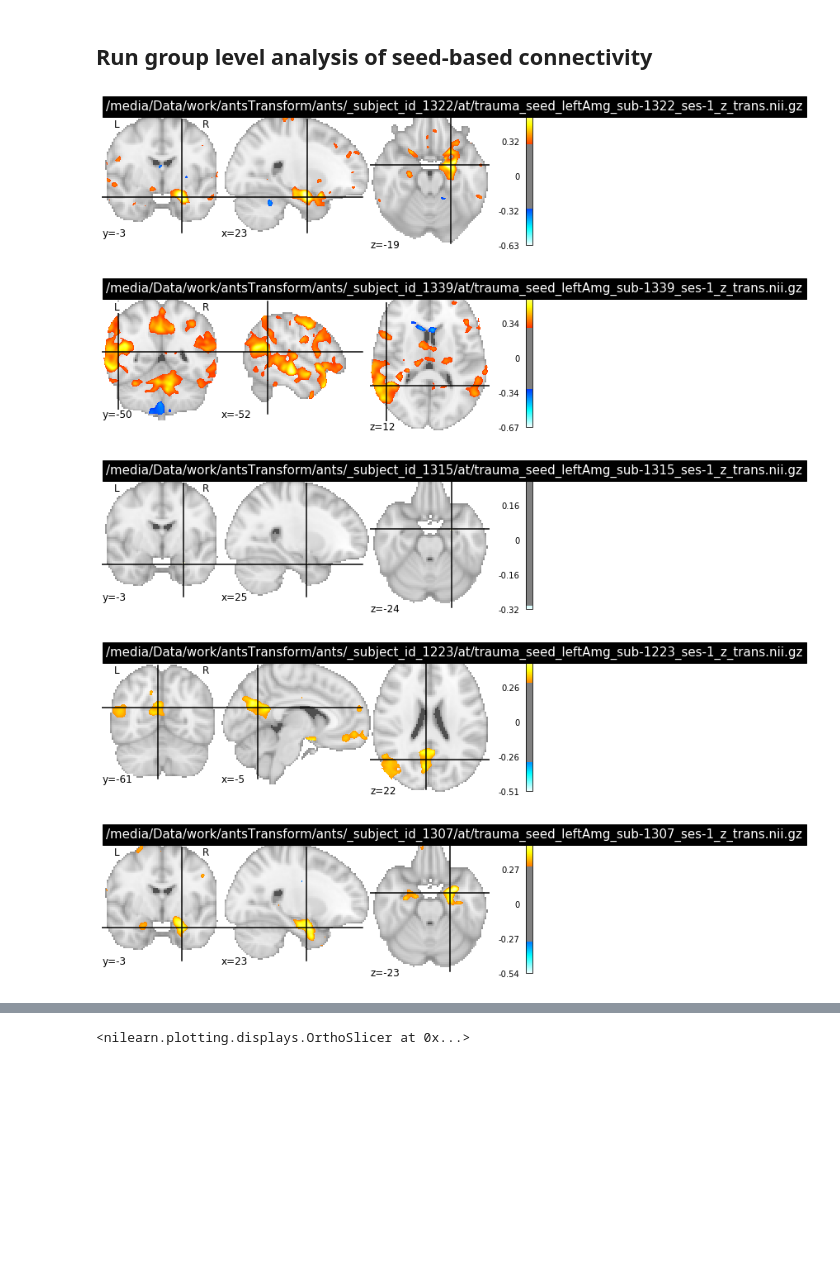
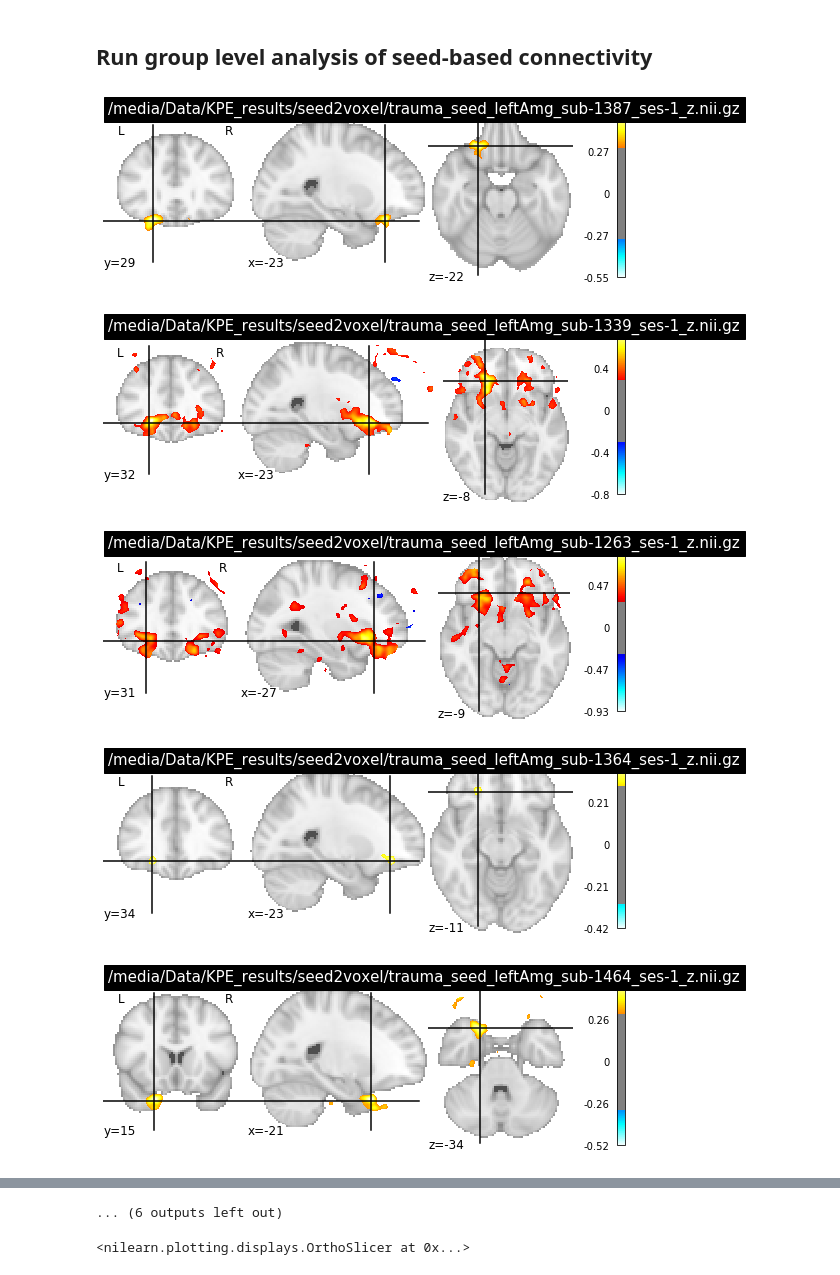
Before and after one commit to orduek/kpe_task, a Jupyter notebook: seed_voxel_analysis/newSeedBased.ipynb, the cells around one changed output, grey strips where cells are left out. Drawn from its saved outputs; the diff is of its cells as text; code cells hidden in the pictures; blank space fills up the shorter version.

Commit message:
fixed issues in transform script

```diff
--- a/seed_voxel_analysis/newSeedBased.ipynb
+++ b/seed_voxel_analysis/newSeedBased.ipynb
@@ -26,18 +26,18 @@ display2 = plotting.plot_stat_map(stat_file,threshold = 0.2, display_mode= 'z')
 ## Run group level analysis of seed-based connectivity
 # %%
 # read all file (depend on seed) in MNI space
-tstat_list = glob.glob('/media/Data/work/antsTransform/ants/_subject_id_*/at/trauma_seed_leftAmg_sub-*_ses-1_z_trans.nii.gz')
+tstat_list = glob.glob('/media/Data/KPE_results/seed2voxel/trauma_seed_leftAmg_sub-*_ses-1_z.nii.gz')
 # plot them
 for stat in tstat_list:
     plotting.plot_stat_map(stat, threshold=0.3, title = stat)
 # concatenate them
 
 # run randomise to check 2nd level
 
 # plot results
 # %% [output]
-[figure, old version]
+[figure, new version]
-[figure, old version]
+[figure, new version]
-[figure, old version]
+[figure, new version]
-[figure, old version]
+[figure, new version]
-[figure, old version]
+[figure, new version]
@@ -46,3 +51,4 @@ for stat in tstat_list:
+... (6 outputs left out)
 # %%
 import nilearn
 mask_img_temp = '/media/Data/KPE_BIDS/derivatives/fmriprep/sub-*/ses-[1,2]/func/sub-*_ses-[1,2]_task-Memory_space-MNI152NLin2009cAsym_desc-brain_mask.nii.gz'
```
Also changed, not shown: parts of 2 cells of this notebook, 1 other file.
